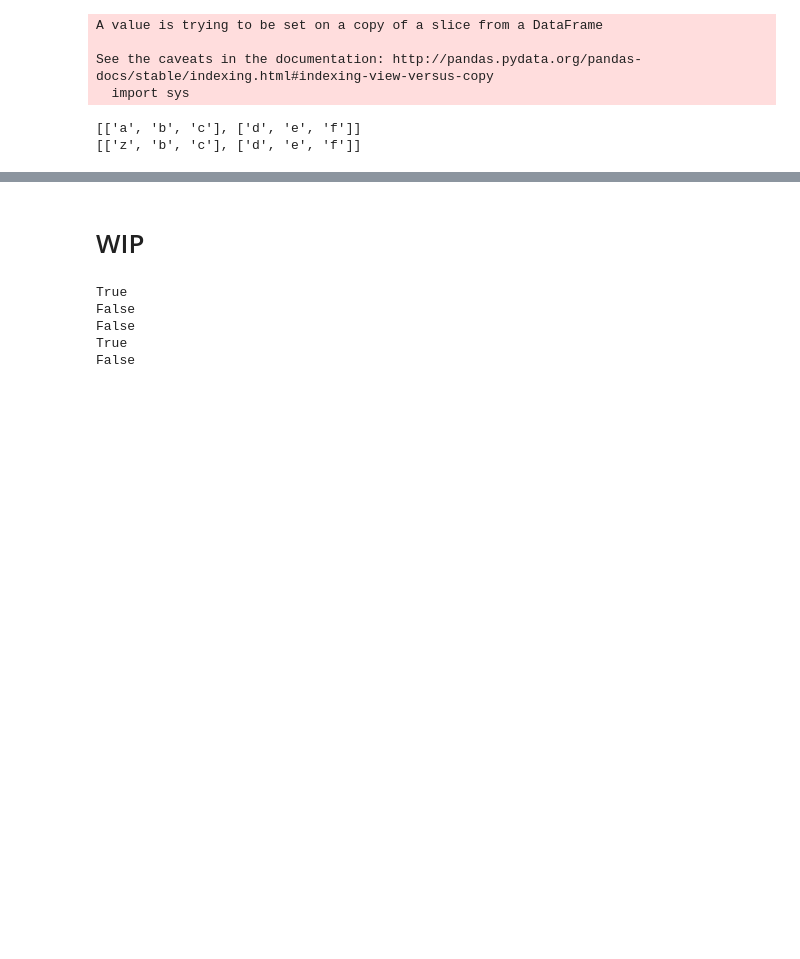
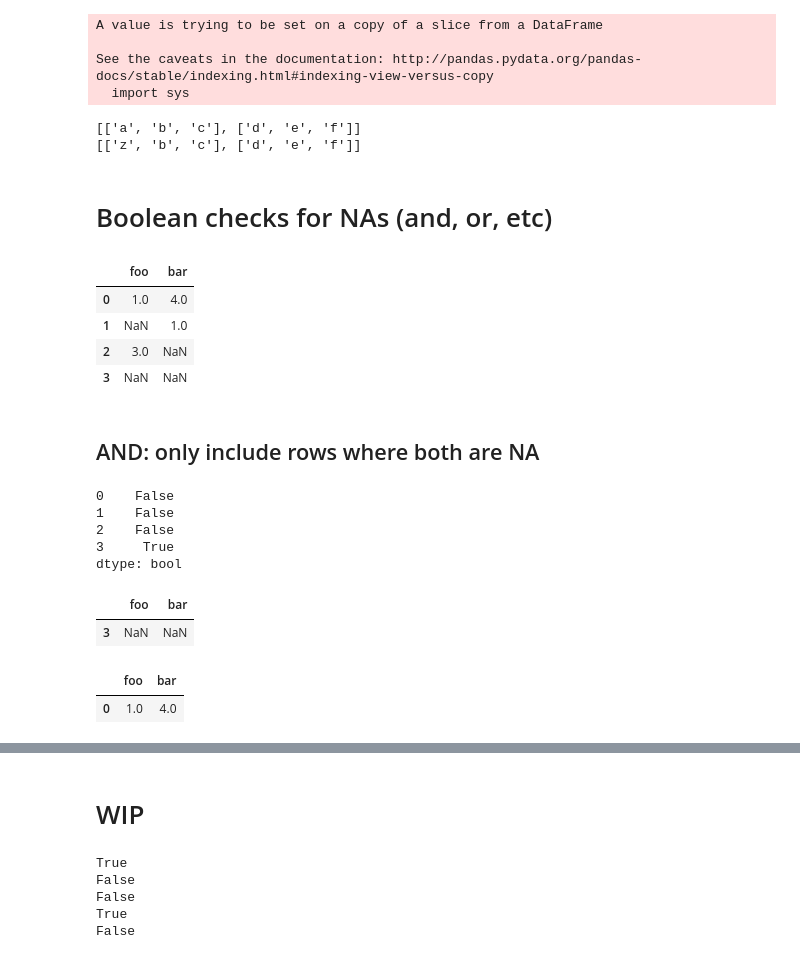
Before and after one commit to jacobdadams/notes, a Jupyter notebook: Pandas.ipynb, the cells around one changed output, grey strips where cells are left out. Saved outputs shown, nothing was run; the diff lists cells and outputs as text; code cells hidden in the pictures; blank space fills up the shorter version.

Commit message:
boolean pd null checks, module debugging

```diff
--- a/Pandas.ipynb
+++ b/Pandas.ipynb
@@ -208,3 +210,39 @@ print(foo)
 # %% [output]
 [['a', 'b', 'c'], ['d', 'e', 'f']]
 [['z', 'b', 'c'], ['d', 'e', 'f']]
+# %% [markdown]
+# Boolean checks for NAs (and, or, etc)
+# %%
+test_df = pd.DataFrame({
+    'foo': [1, None, 3, None],
+    'bar': [4, 1, None, None],
+})
+test_df
+# %% [output]
+|  | foo | bar |
+| 0 | 1.0 | 4.0 |
+| 1 | NaN | 1.0 |
+| 2 | 3.0 | NaN |
+| 3 | NaN | NaN |
+# %% [markdown]
+## AND: only include rows where both are NA
+# %%
+#: AND- return true if both are real (not null)
+test_df.isna().all(axis=1)
+# %% [output]
+0    False
+1    False
+2    False
+3     True
+dtype: bool
+# %%
+test_df[test_df.isna().all(axis=1)]
+# %% [output]
+|  | foo | bar |
+| 3 | NaN | NaN |
+# %%
+#: Invert- if both are not na
+test_df[test_df.notna().all(axis=1)]
+# %% [output]
+|  | foo | bar |
+| 0 | 1.0 | 4.0 |
```
Also changed, not shown: parts of 4 cells of this notebook, 1 other file.
